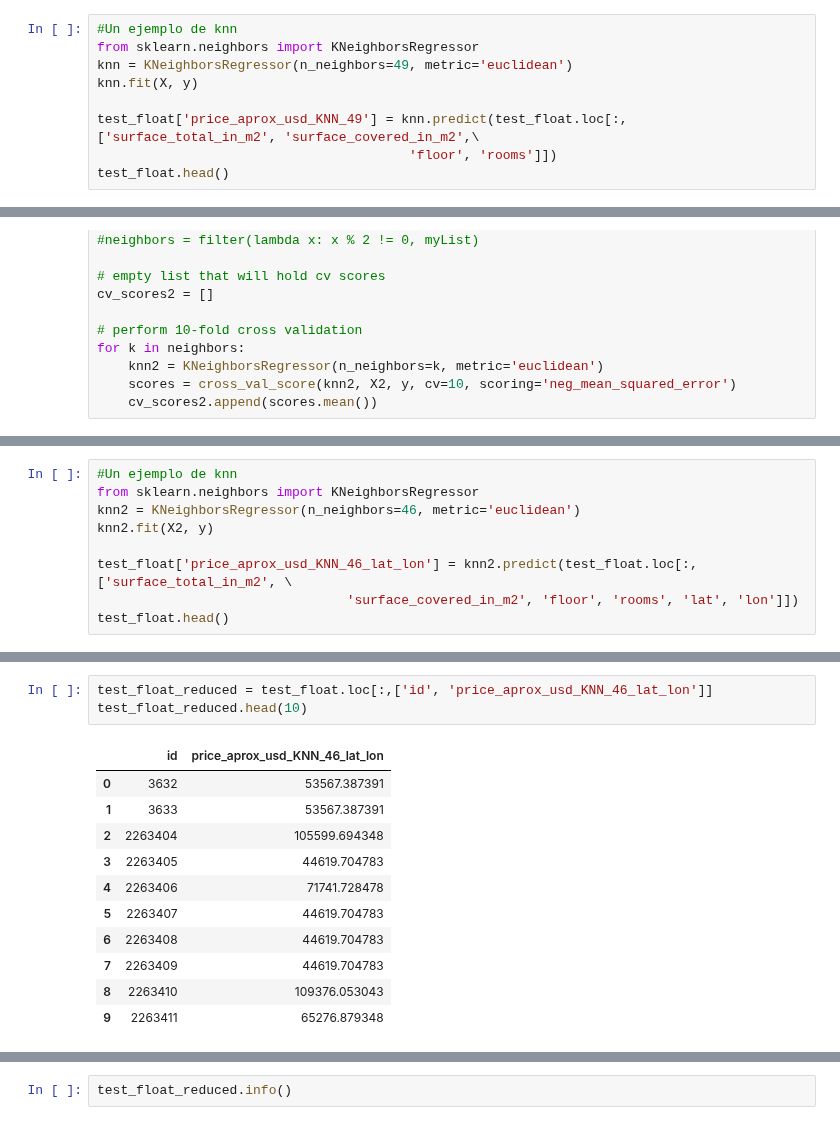
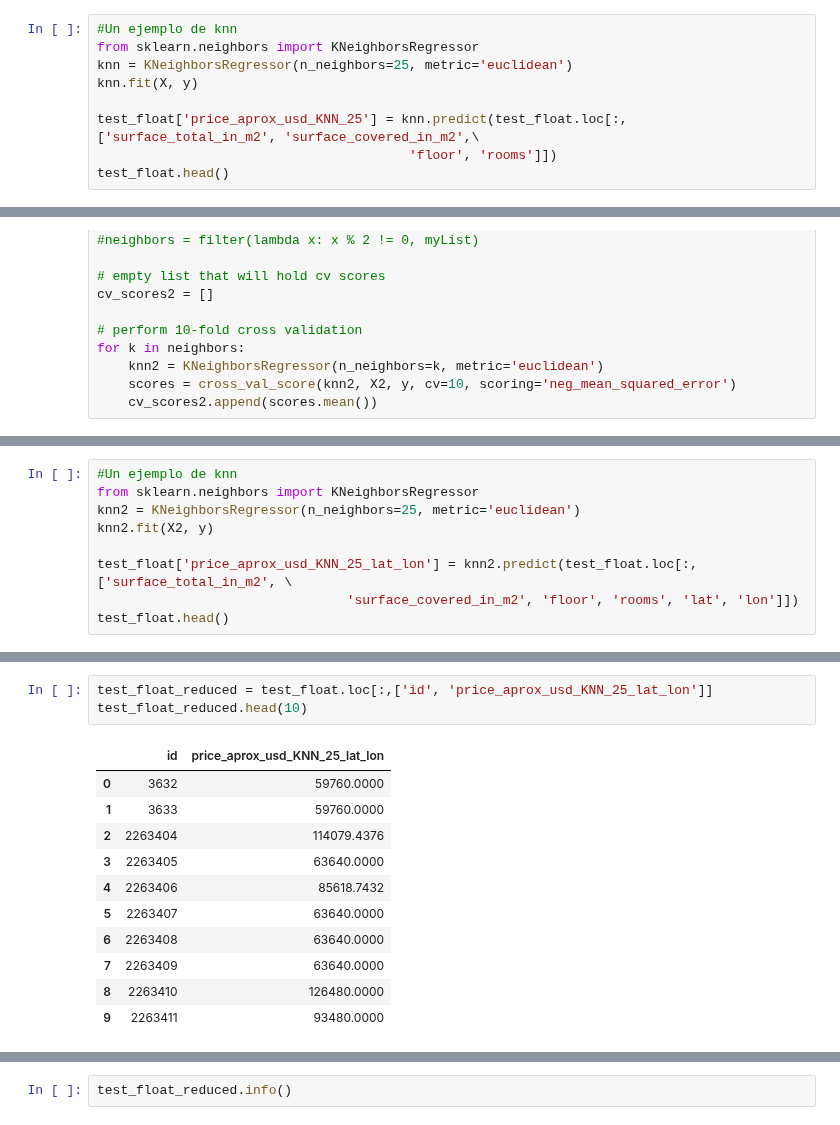
Before and after one commit to nicolaslongo/datos-TP1, a Jupyter notebook: RegresionLineal2016-17.ipynb, the cells around one changed output, grey strips where cells are left out. Saved outputs shown, nothing was run; the diff lists cells and outputs as text.

```diff
--- a/RegresionLineal2016-17.ipynb
+++ b/RegresionLineal2016-17.ipynb
@@ -281,10 +285,10 @@ The optimal number of neighbors is 49
 # %%
 #Un ejemplo de knn
 from sklearn.neighbors import KNeighborsRegressor
-knn = KNeighborsRegressor(n_neighbors=49, metric='euclidean')
+knn = KNeighborsRegressor(n_neighbors=25, metric='euclidean')
 knn.fit(X, y)
 
-test_float['price_aprox_usd_KNN_49'] = knn.predict(test_float.loc[:, ['surface_total_in_m2', 'surface_covered_in_m2',\
+test_float['price_aprox_usd_KNN_25'] = knn.predict(test_float.loc[:, ['surface_total_in_m2', 'surface_covered_in_m2',\
                                         'floor', 'rooms']])
 test_float.head()
 # %% [output]
@@ -375,10 +380,10 @@ The optimal number of neighbors is 46
 # %%
 #Un ejemplo de knn
 from sklearn.neighbors import KNeighborsRegressor
-knn2 = KNeighborsRegressor(n_neighbors=46, metric='euclidean')
+knn2 = KNeighborsRegressor(n_neighbors=25, metric='euclidean')
 knn2.fit(X2, y)
 
-test_float['price_aprox_usd_KNN_46_lat_lon'] = knn2.predict(test_float.loc[:, ['surface_total_in_m2', \
+test_float['price_aprox_usd_KNN_25_lat_lon'] = knn2.predict(test_float.loc[:, ['surface_total_in_m2', \
                                 'surface_covered_in_m2', 'floor', 'rooms', 'lat', 'lon']])
 test_float.head()
 # %% [output]
@@ -392,18 +397,18 @@ test_float.head()
 # %%
-test_float_reduced = test_float.loc[:,['id', 'price_aprox_usd_KNN_46_lat_lon']]
+test_float_reduced = test_float.loc[:,['id', 'price_aprox_usd_KNN_25_lat_lon']]
 test_float_reduced.head(10)
 # %% [output]
-|  | id | price_aprox_usd_KNN_46_lat_lon |
-| 0 | 3632 | 53567.387391 |
-| 1 | 3633 | 53567.387391 |
-| 2 | 2263404 | 105599.694348 |
-| 3 | 2263405 | 44619.704783 |
-| 4 | 2263406 | 71741.728478 |
-| 5 | 2263407 | 44619.704783 |
-| 6 | 2263408 | 44619.704783 |
-| 7 | 2263409 | 44619.704783 |
-| 8 | 2263410 | 109376.053043 |
-| 9 | 2263411 | 65276.879348 |
+|  | id | price_aprox_usd_KNN_25_lat_lon |
+| 0 | 3632 | 59760.0000 |
+| 1 | 3633 | 59760.0000 |
+| 2 | 2263404 | 114079.4376 |
+| 3 | 2263405 | 63640.0000 |
+| 4 | 2263406 | 85618.7432 |
+| 5 | 2263407 | 63640.0000 |
+| 6 | 2263408 | 63640.0000 |
+| 7 | 2263409 | 63640.0000 |
+| 8 | 2263410 | 126480.0000 |
+| 9 | 2263411 | 93480.0000 |
 # %%
 test_float_reduced.columns=['id', 'price_usd']
 test_float_reduced.head()
```
Also changed, not shown: parts of 13 cells of this notebook.
